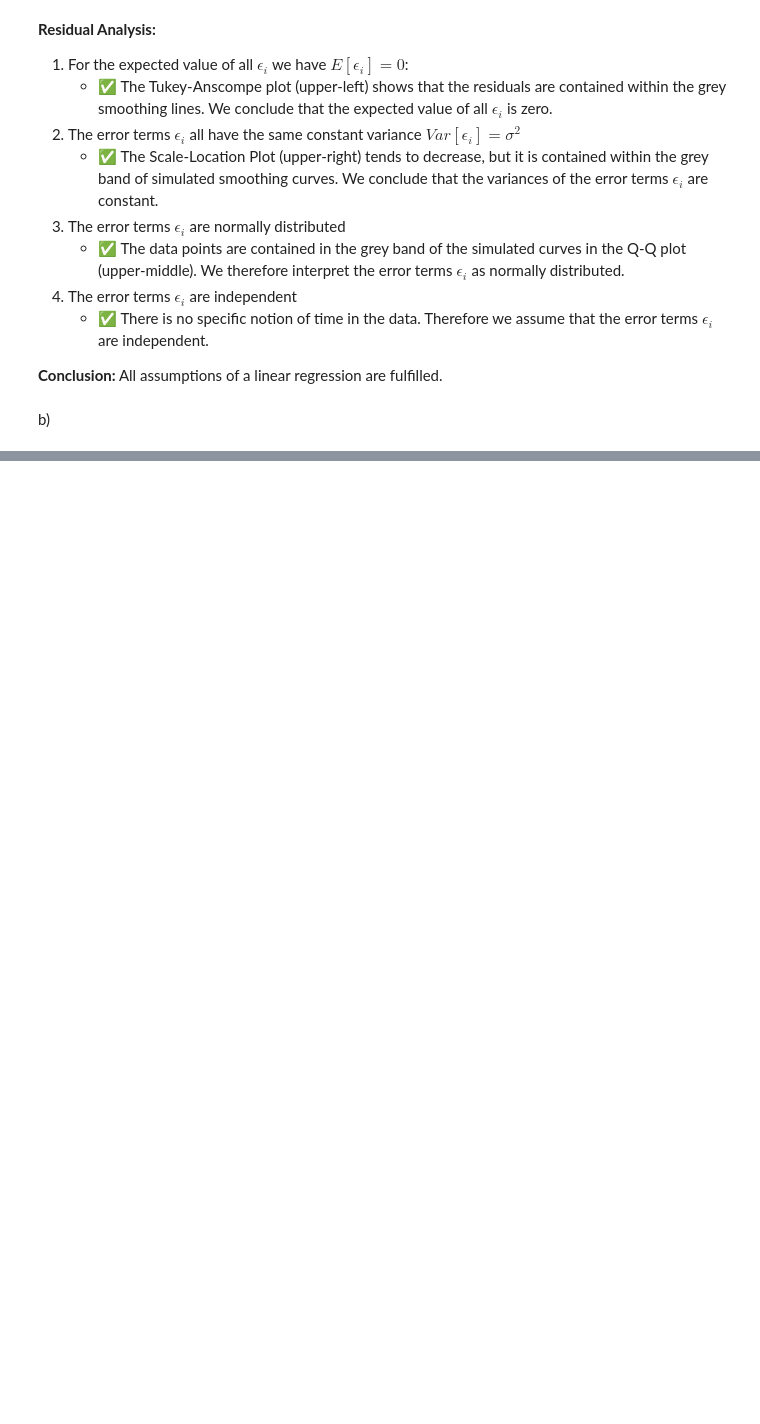
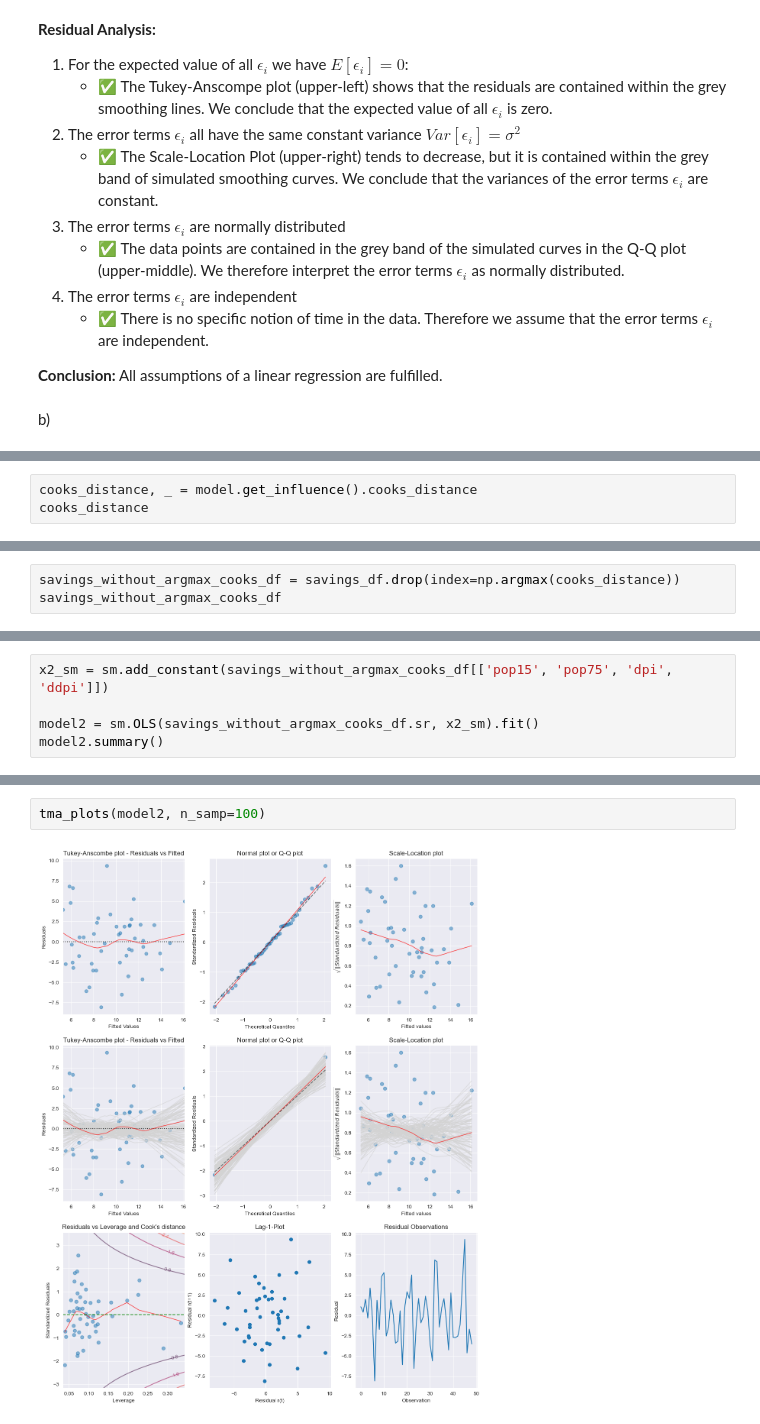
Before and after one commit to marbetschar/ZHAW-Predictive-Modeling, a Jupyter notebook: Week03/03_series_MLR.ipynb, the cells around one changed output, grey strips where cells are left out. Saved outputs shown, nothing was run; the diff lists cells and outputs as text; blank space fills up the shorter version.

```diff
--- a/Week03/03_series_MLR.ipynb
+++ b/Week03/03_series_MLR.ipynb
@@ -420,0 +431,3 @@ sns.pairplot(savings_sorted_df)
+# %%
+cooks_distance, _ = model.get_influence().cooks_distance
+cooks_distance
@@ -420,0 +448,3 @@ sns.pairplot(savings_sorted_df)
+# %%
+savings_without_argmax_cooks_df = savings_df.drop(index=np.argmax(cooks_distance))
+savings_without_argmax_cooks_df
@@ -420,0 +469,5 @@ sns.pairplot(savings_sorted_df)
+# %%
+x2_sm = sm.add_constant(savings_without_argmax_cooks_df[['pop15', 'pop75', 'dpi', 'ddpi']])
+
+model2 = sm.OLS(savings_without_argmax_cooks_df.sr, x2_sm).fit()
+model2.summary()
@@ -420,0 +499,4 @@ sns.pairplot(savings_sorted_df)
+# %%
+tma_plots(model2, n_samp=100)
+# %% [output]
+[figure, added]
```
Also changed, not shown: parts of 25 cells of this notebook.
